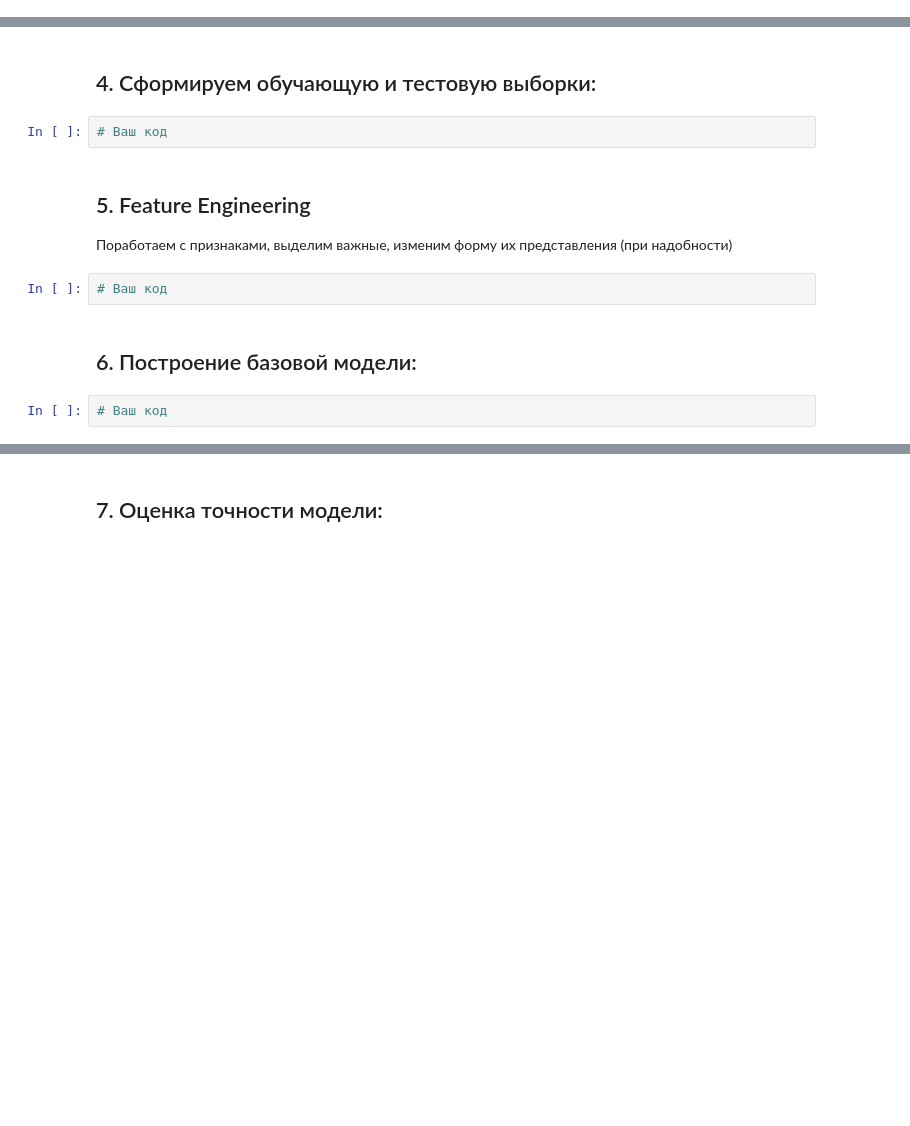
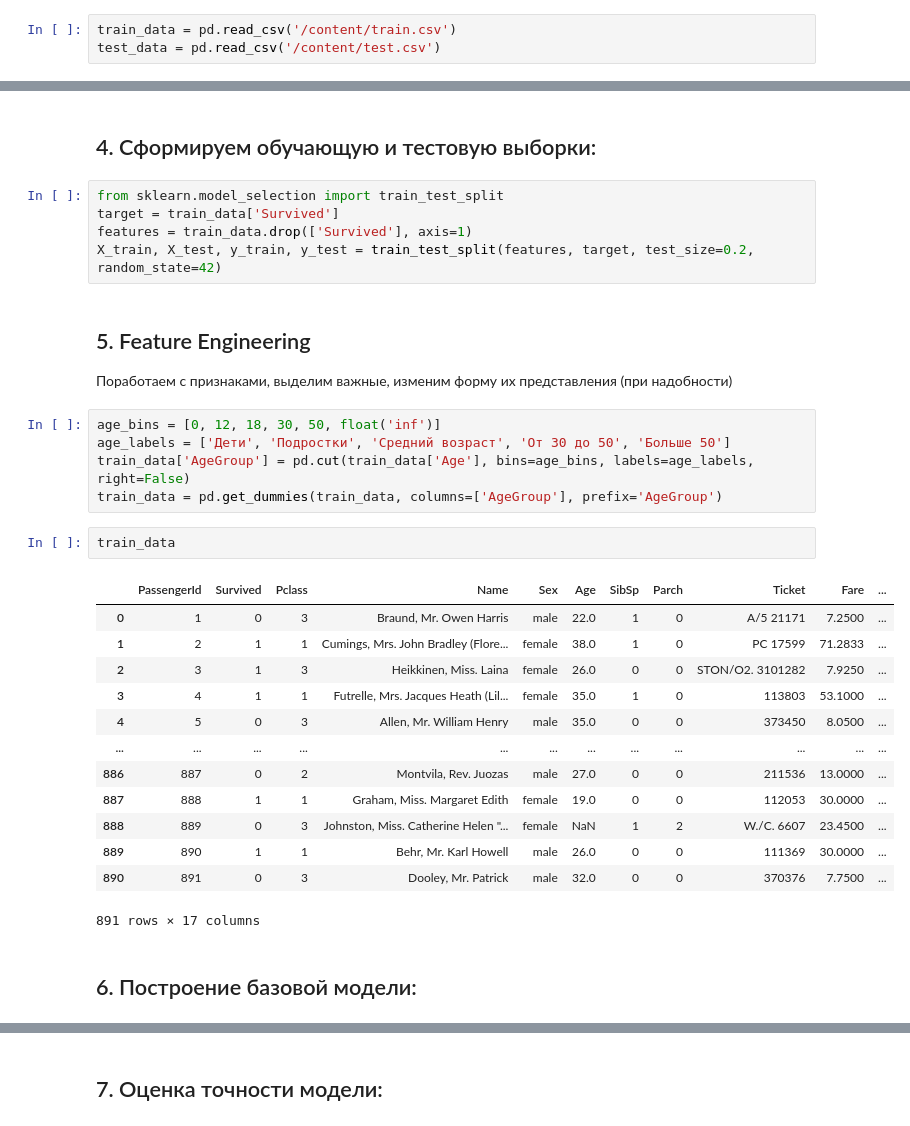
Before and after one commit to mixa15341/Data_Minimg, a Jupyter notebook: 5/Практическая_работа_№5_Random_forest.ipynb, the cells around one changed output, grey strips where cells are left out. Saved outputs shown, nothing was run; the diff lists cells and outputs as text; blank space fills up the shorter version.

```diff
--- a/5/Практическая_работа_№5_Random_forest.ipynb
+++ b/5/Практическая_работа_№5_Random_forest.ipynb
@@ -21,3 +19,6 @@ import os
+# %%
+train_data = pd.read_csv('/content/train.csv')
+test_data = pd.read_csv('/content/test.csv')
 # %% [markdown]
 ## 3. Производим разведовательный анализ данных
 
@@ -28,14 +32,34 @@ import os
 # %% [markdown]
 ## 4. Сформируем обучающую и тестовую выборки:
-# %%
-# Ваш код
+# %%
+from sklearn.model_selection import train_test_split
+target = train_data['Survived']
+features = train_data.drop(['Survived'], axis=1)
+X_train, X_test, y_train, y_test = train_test_split(features, target, test_size=0.2, random_state=42)
 # %% [markdown]
 ## 5. Feature Engineering
 
 Поработаем с признаками, выделим важные, изменим форму их представления (при надобности)
-# %%
-# Ваш код
+# %%
+age_bins = [0, 12, 18, 30, 50, float('inf')]
+age_labels = ['Дети', 'Подростки', 'Средний возраст', 'От 30 до 50', 'Больше 50']
+train_data['AgeGroup'] = pd.cut(train_data['Age'], bins=age_bins, labels=age_labels, right=False)
+train_data = pd.get_dummies(train_data, columns=['AgeGroup'], prefix='AgeGroup')
+# %%
+train_data
+# %% [output]
+|  | PassengerId | Survived | Pclass | Name | Sex | Age | SibSp | Parch | Ticket | Fare | ... |
+| 0 | 1 | 0 | 3 | Braund, Mr. Owen Harris | male | 22.0 | 1 | 0 | A/5 21171 | 7.2500 | ... |
+| 1 | 2 | 1 | 1 | Cumings, Mrs. John Bradley (Flore... | female | 38.0 | 1 | 0 | PC 17599 | 71.2833 | ... |
+| 2 | 3 | 1 | 3 | Heikkinen, Miss. Laina | female | 26.0 | 0 | 0 | STON/O2. 3101282 | 7.9250 | ... |
+| 3 | 4 | 1 | 1 | Futrelle, Mrs. Jacques Heath (Lil... | female | 35.0 | 1 | 0 | 113803 | 53.1000 | ... |
+| 4 | 5 | 0 | 3 | Allen, Mr. William Henry | male | 35.0 | 0 | 0 | 373450 | 8.0500 | ... |
+| ... | ... | ... | ... | ... | ... | ... | ... | ... | ... | ... | ... |
+| 886 | 887 | 0 | 2 | Montvila, Rev. Juozas | male | 27.0 | 0 | 0 | 211536 | 13.0000 | ... |
+| 887 | 888 | 1 | 1 | Graham, Miss. Margaret Edith | female | 19.0 | 0 | 0 | 112053 | 30.0000 | ... |
+| 888 | 889 | 0 | 3 | Johnston, Miss. Catherine Helen "... | female | NaN | 1 | 2 | W./C. 6607 | 23.4500 | ... |
+| 889 | 890 | 1 | 1 | Behr, Mr. Karl Howell | male | 26.0 | 0 | 0 | 111369 | 30.0000 | ... |
+| 890 | 891 | 0 | 3 | Dooley, Mr. Patrick | male | 32.0 | 0 | 0 | 370376 | 7.7500 | ... |
+891 rows × 17 columns
 # %% [markdown]
 ## 6. Построение базовой модели:
-# %%
-# Ваш код
```
Also changed, not shown: parts of 4 cells of this notebook.
